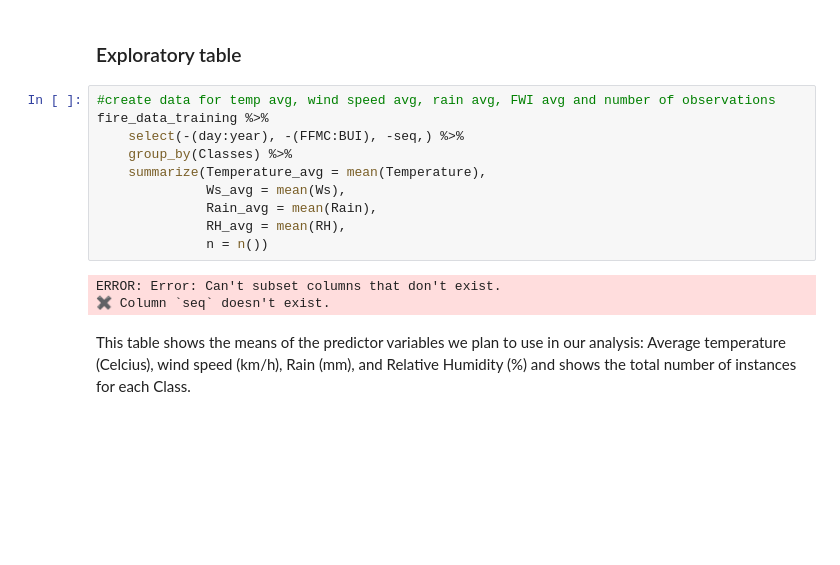
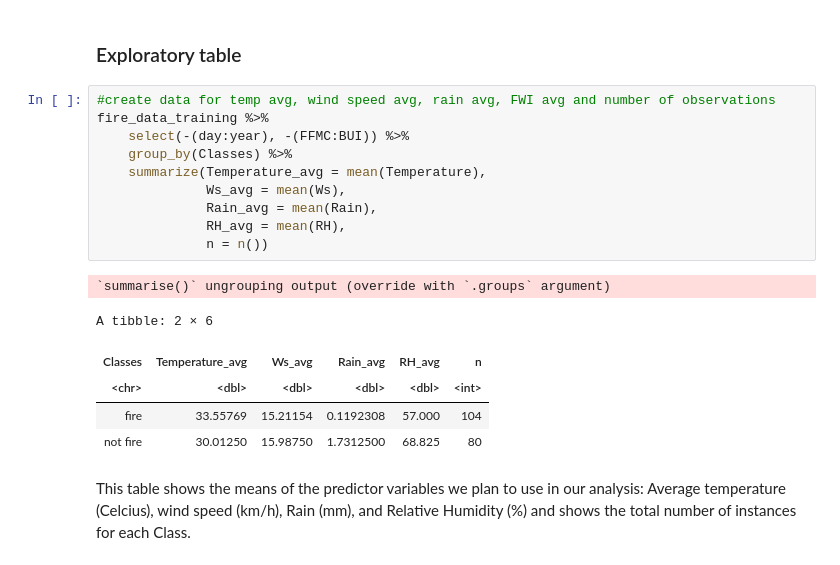
Before and after one commit to danielhou13/DSCI-100-Project-gr-17, a Jupyter notebook: Proposal.ipynb, the cells around one changed output. Drawn from its saved outputs; the diff is of its cells as text; blank space fills up the shorter version.

```diff
--- a/Proposal.ipynb
+++ b/Proposal.ipynb
@@ -120,16 +120,20 @@ We choose a 75/25 split for the training/testing data because our data set only
 # %%
 #create data for temp avg, wind speed avg, rain avg, FWI avg and number of observations
 fire_data_training %>%
-    select(-(day:year), -(FFMC:BUI), -seq,) %>%
+    select(-(day:year), -(FFMC:BUI)) %>%
     group_by(Classes) %>%
     summarize(Temperature_avg = mean(Temperature),
               Ws_avg = mean(Ws),
               Rain_avg = mean(Rain),
               RH_avg = mean(RH),
               n = n())
 # %% [output]
-ERROR: Error: Can't subset columns that don't exist.
-✖ Column `seq` doesn't exist.
+`summarise()` ungrouping output (override with `.groups` argument)
+A tibble: 2 × 6
+| Classes | Temperature_avg | Ws_avg | Rain_avg | RH_avg | n |
+| <chr> | <dbl> | <dbl> | <dbl> | <dbl> | <int> |
+| fire | 33.55769 | 15.21154 | 0.1192308 | 57.000 | 104 |
+| not fire | 30.01250 | 15.98750 | 1.7312500 | 68.825 | 80 |
 # %% [markdown]
 This table shows the means of the predictor variables we plan to use in our analysis: Average temperature (Celcius), wind speed (km/h), Rain (mm), and Relative Humidity (%) and shows the total number of instances for each Class.
 # %% [markdown]
```
Also changed, not shown: parts of 1 cell of this notebook.
